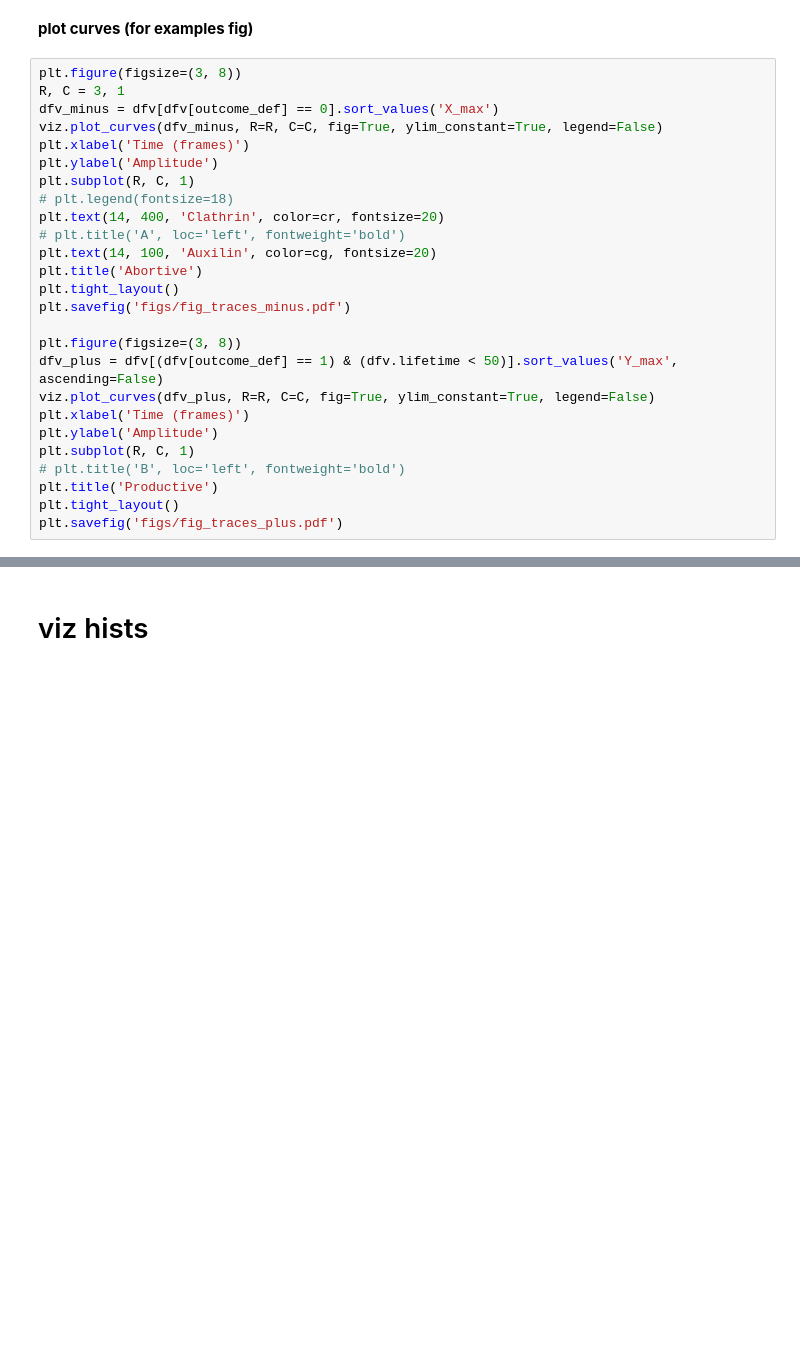
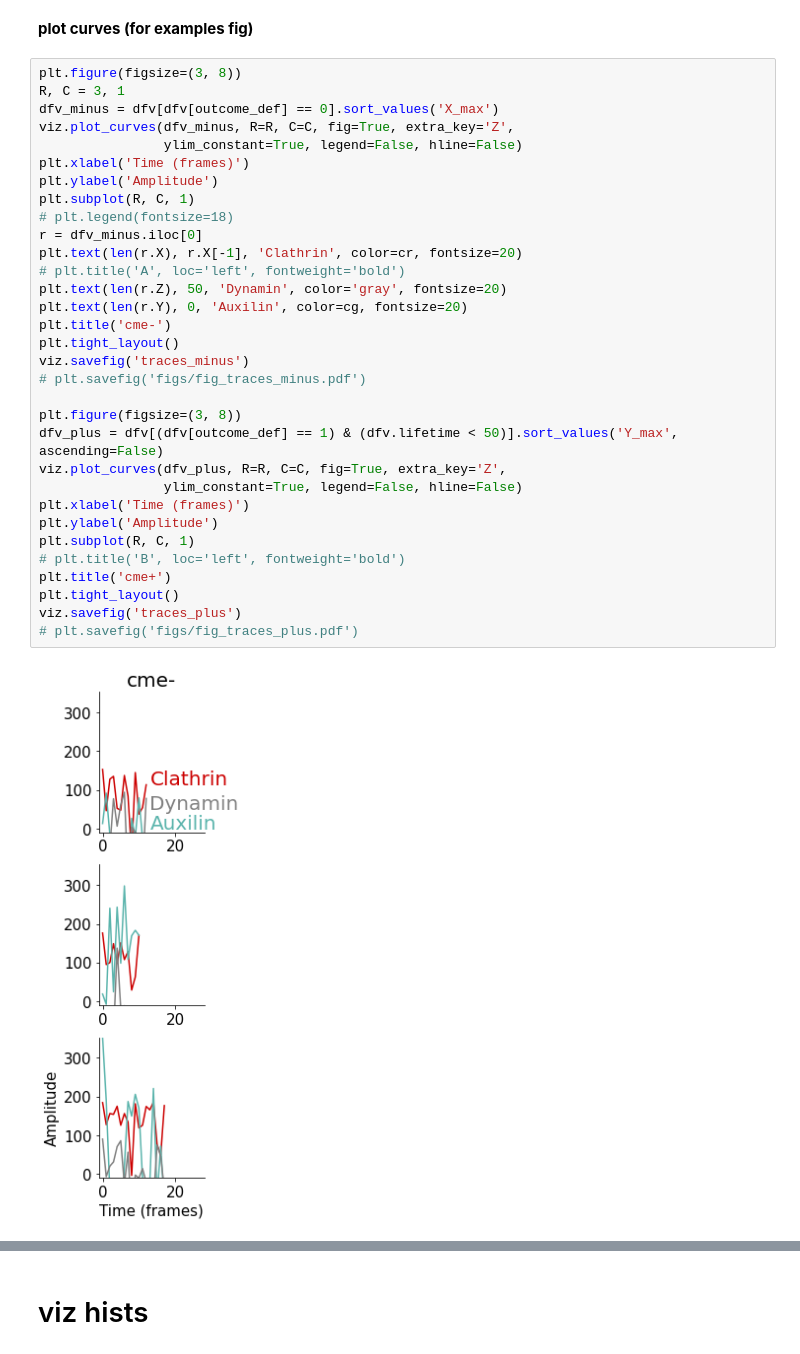
Before and after one commit to Yu-Group/molecular-partner-prediction, a Jupyter notebook: reports/exploratory_figs.ipynb, the cells around one changed output, grey strips where cells are left out. Saved outputs shown, nothing was run; the diff lists cells and outputs as text; blank space fills up the shorter version.

```diff
--- a/reports/exploratory_figs.ipynb
+++ b/reports/exploratory_figs.ipynb
@@ -44,26 +51,34 @@ viz.savefig('intro_curves')
 # %%
 plt.figure(figsize=(3, 8))
 R, C = 3, 1
 dfv_minus = dfv[dfv[outcome_def] == 0].sort_values('X_max')
-viz.plot_curves(dfv_minus, R=R, C=C, fig=True, ylim_constant=True, legend=False)
+viz.plot_curves(dfv_minus, R=R, C=C, fig=True, extra_key='Z',
+                ylim_constant=True, legend=False, hline=False)
 plt.xlabel('Time (frames)')
 plt.ylabel('Amplitude')
 plt.subplot(R, C, 1)
 # plt.legend(fontsize=18)
-plt.text(14, 400, 'Clathrin', color=cr, fontsize=20)
+r = dfv_minus.iloc[0]
+plt.text(len(r.X), r.X[-1], 'Clathrin', color=cr, fontsize=20)
 # plt.title('A', loc='left', fontweight='bold')
-plt.text(14, 100, 'Auxilin', color=cg, fontsize=20)
-plt.title('Abortive')
+plt.text(len(r.Z), 50, 'Dynamin', color='gray', fontsize=20)
+plt.text(len(r.Y), 0, 'Auxilin', color=cg, fontsize=20)
+plt.title('cme-')
 plt.tight_layout()
-plt.savefig('figs/fig_traces_minus.pdf')
+viz.savefig('traces_minus')
+# plt.savefig('figs/fig_traces_minus.pdf')
 
 plt.figure(figsize=(3, 8))
 dfv_plus = dfv[(dfv[outcome_def] == 1) & (dfv.lifetime < 50)].sort_values('Y_max', ascending=False)
-viz.plot_curves(dfv_plus, R=R, C=C, fig=True, ylim_constant=True, legend=False)
+viz.plot_curves(dfv_plus, R=R, C=C, fig=True, extra_key='Z',
+                ylim_constant=True, legend=False, hline=False)
 plt.xlabel('Time (frames)')
 plt.ylabel('Amplitude')
 plt.subplot(R, C, 1)
 # plt.title('B', loc='left', fontweight='bold')
-plt.title('Productive')
+plt.title('cme+')
 plt.tight_layout()
-plt.savefig('figs/fig_traces_plus.pdf')
+viz.savefig('traces_plus')
+# plt.savefig('figs/fig_traces_plus.pdf')
+# %% [output]
+[figure, added]
```
Also changed, not shown: parts of 6 cells of this notebook, 9 other files.
